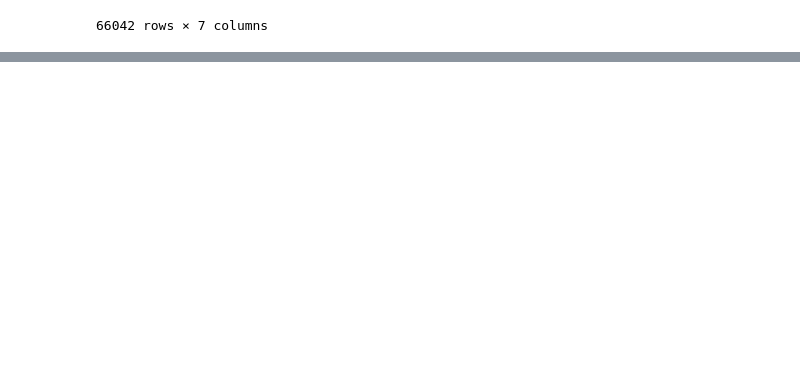
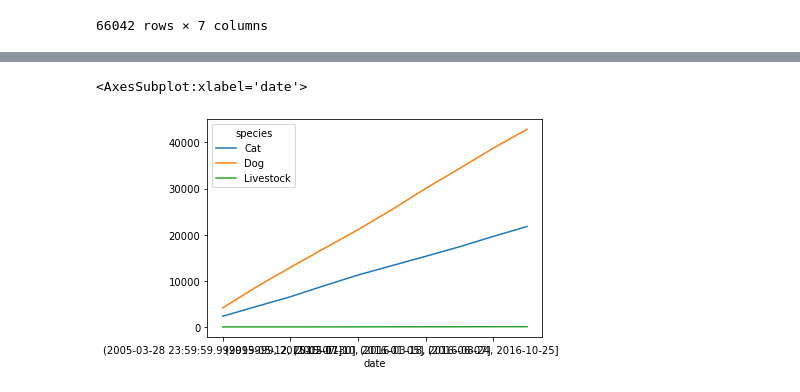
Before and after one commit to StephYa7/Pandas, a Jupyter notebook: Practic 12.ipynb, the cells around one changed output, grey strips where cells are left out. Cells and saved outputs as stored; diff of their text form; code cells hidden in the pictures; blank space fills up the shorter version.

```diff
--- a/Practic 12.ipynb
+++ b/Practic 12.ipynb
@@ -42,0 +150,3 @@ Name: license_issue_date, Length: 323, dtype: int64
+# %%
+gg2 = gg.pivot_table(index=['date'], columns=[ 'species'], values='name', aggfunc='count')
+gg2
@@ -42,0 +166,9 @@ Name: license_issue_date, Length: 323, dtype: int64
+# %%
+
+for i in range(1,len(gg2["Cat"])):
+
+
+    gg2["Cat"][i] =gg2["Cat"][i]+gg2["Cat"][i-1]
+    print(gg2["Cat"][i])
+
+gg2
@@ -42,0 +197,8 @@ Name: license_issue_date, Length: 323, dtype: int64
+# %%
+for i in range(1,len(gg2["Dog"])):
+
+
+    gg2["Dog"][i] =gg2["Dog"][i]+gg2["Dog"][i-1]
+    print(gg2["Dog"][i])
+
+gg2
@@ -42,0 +227,8 @@ Name: license_issue_date, Length: 323, dtype: int64
+# %%
+for q in range(1,len(gg2["Livestock"])):
+
+
+    gg2["Livestock"][q] =gg2["Livestock"][q]+gg2["Livestock"][q-1]
+    print(gg2["Livestock"][q])
+
+gg2
@@ -42,0 +257,5 @@ Name: license_issue_date, Length: 323, dtype: int64
+# %%
+gg2.plot()
+# %% [output]
+<AxesSubplot:xlabel='date'>
+[figure, added]
```
Also changed, not shown: parts of 17 cells of this notebook, 1 other file.
